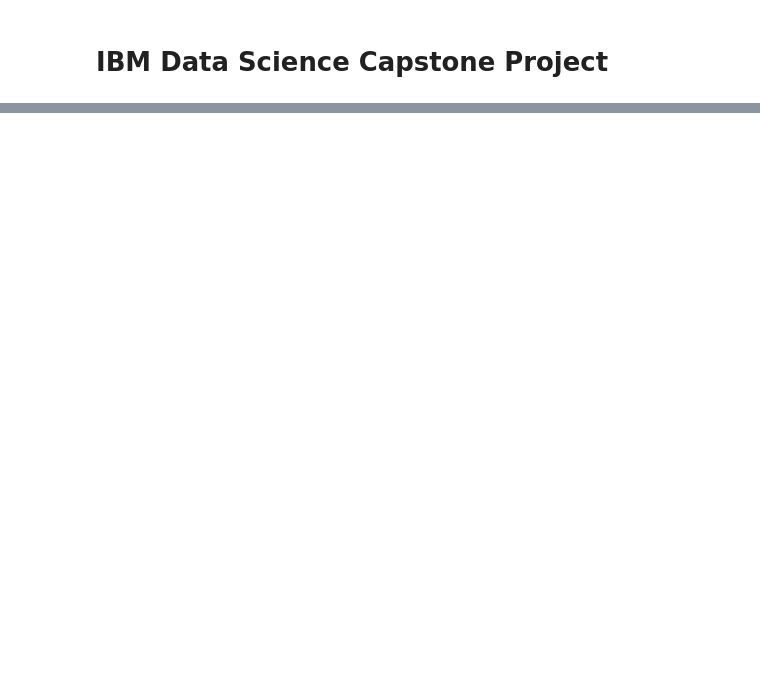
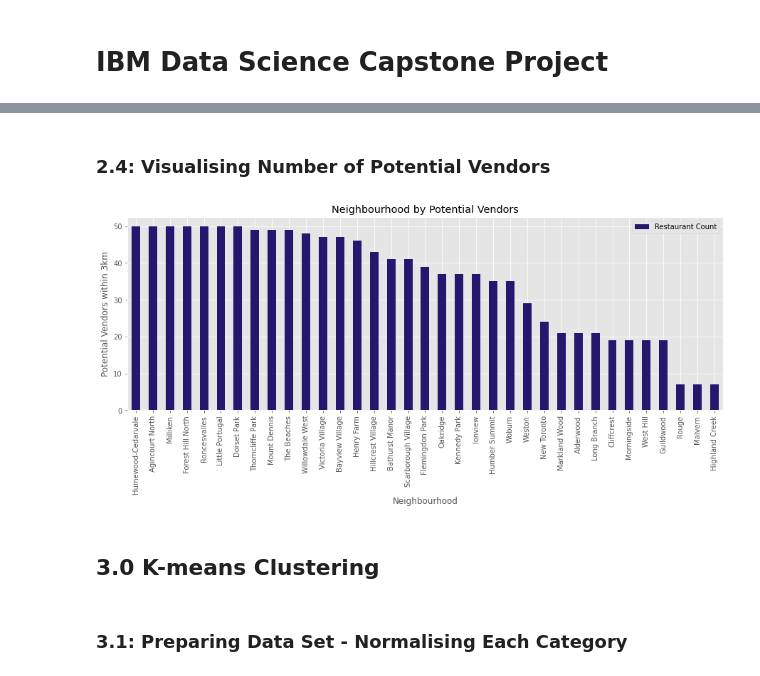
Before and after one commit to thatjosh/IBM-Data-Science-Capstone-Project, a Jupyter notebook: Week 4.ipynb, the cells around one changed output, grey strips where cells are left out. Drawn from its saved outputs; the diff is of its cells as text; code cells hidden in the pictures; blank space fills up the shorter version.

```diff
--- a/Week 4.ipynb
+++ b/Week 4.ipynb
@@ -36,0 +364,23 @@
+# %% [markdown]
+### 2.4: Visualising Number of Potential Vendors
+# %%
+# define df
+df_po_ven = final_loc_stats_2[['Neighbourhood', 'Restaurant Count']].set_index('Neighbourhood')
+
+# sort by descending order
+df_po_ven.sort_values(by='Restaurant Count', ascending=False, inplace=True)
+
+# plot
+mpl.style.use('ggplot')
+df_po_ven.plot(kind='bar', figsize=(15,5), color='#25176e')
+plt.title('Neighbourhood by Potential Vendors')
+plt.xlabel('Neighbourhood')
+plt.ylabel('Potential Vendors within 3km')
+
+plt.show()
+# %% [output]
+[figure, added]
+# %% [markdown]
+## 3.0 K-means Clustering
+# %% [markdown]
+### 3.1: Preparing Data Set - Normalising Each Category
```
Also changed, not shown: parts of 52 cells of this notebook.
